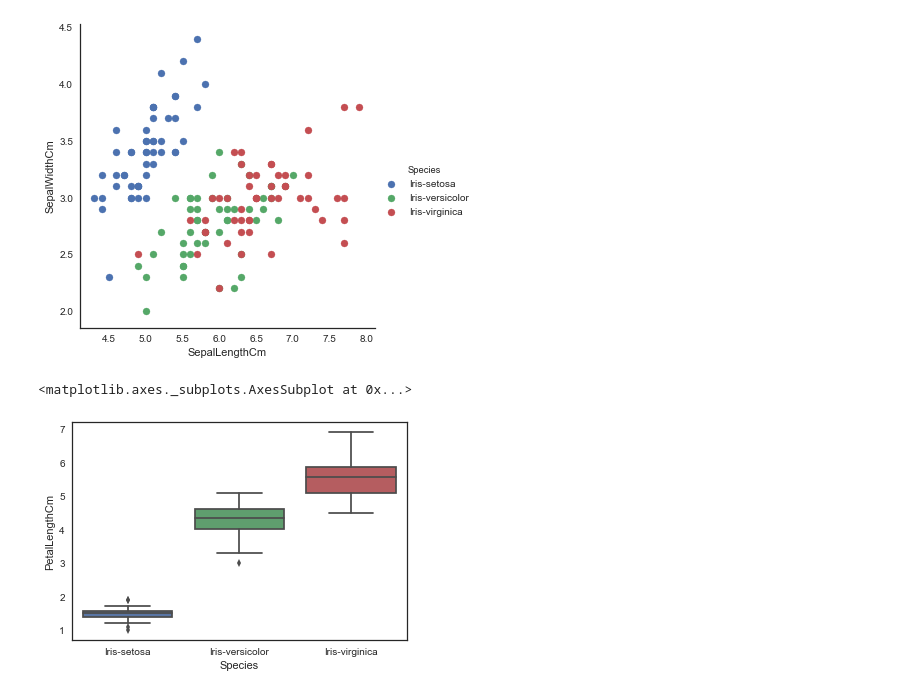
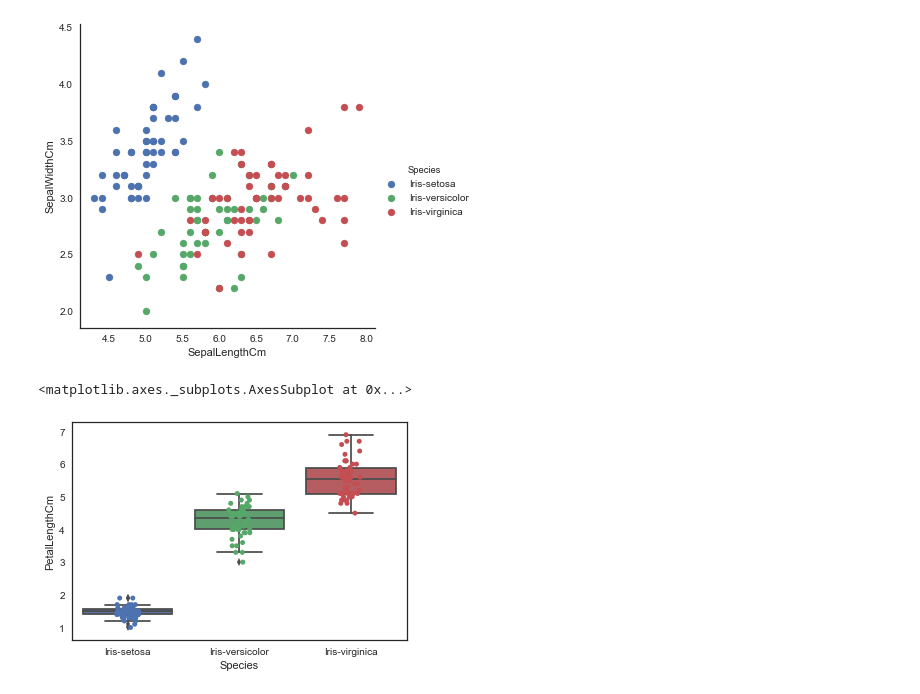
Before and after one commit to ganjiron/ganpython, a Jupyter notebook: jupyter/ch33.ipynb, the cells around one changed output. Saved outputs shown, nothing was run; the diff lists cells and outputs as text; code cells hidden in the pictures.

```diff
--- a/jupyter/ch33.ipynb
+++ b/jupyter/ch33.ipynb
@@ -262,9 +291,10 @@ sns.FacetGrid(iris , hue='Species' , size=5)\
 [figure]
 # %%
 sns.boxplot(x='Species' , y='PetalLengthCm' , data=iris)
+sns.stripplot(x='Species' , y='PetalLengthCm' , data=iris , jitter=True , edgecolor='gray')
 # %% [output]
 <matplotlib.axes._subplots.AxesSubplot at 0x...>
-[figure, old version]
+[figure, new version]
 # %%
 sns.stripplot(x='Species' , y='PetalLengthCm' , data=iris , jitter=True , edgecolor='gray')
 # %% [output]
```
Also changed, not shown: parts of 12 cells of this notebook, 20 other files.
